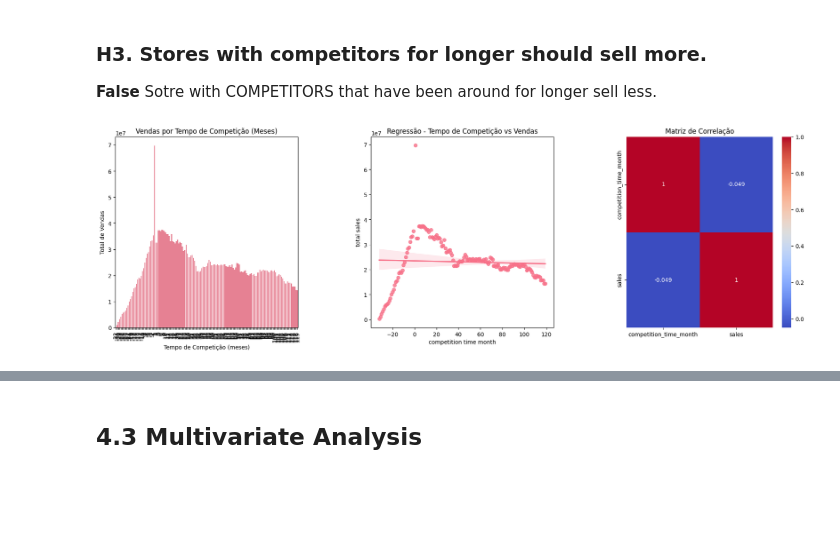
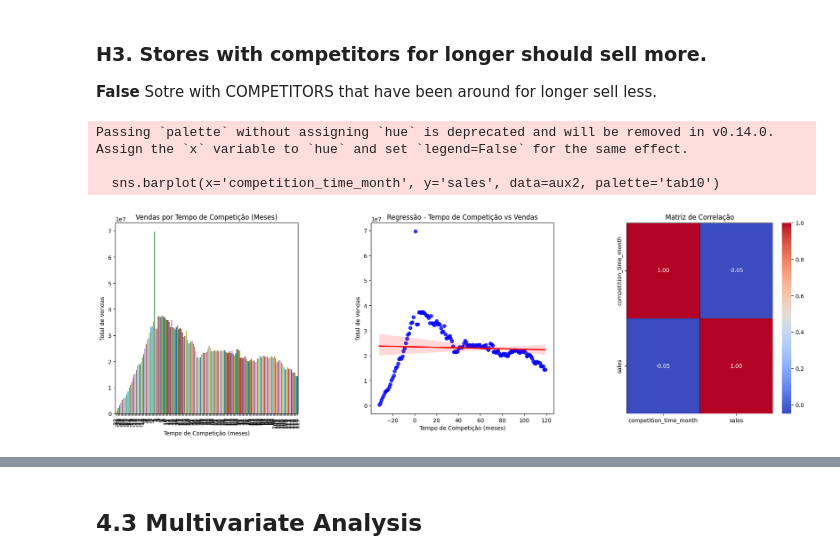
Before and after one commit to jhmartire/ds_production, a Jupyter notebook: m04_v01_store_sales_prediction.ipynb, the cells around one changed output, grey strips where cells are left out. Saved outputs shown, nothing was run; the diff lists cells and outputs as text; code cells hidden in the pictures; blank space fills up the shorter version.

```diff
--- a/m04_v01_store_sales_prediction.ipynb
+++ b/m04_v01_store_sales_prediction.ipynb
@@ -615,40 +617,42 @@ plt.show()
 ### **H3.** Stores with competitors for longer should sell more.
 **False** Sotre with COMPETITORS that have been around for longer sell less.
 # %%
-
 # Subplot 1: Gráfico de Barras
 plt.figure(figsize=(18, 6))  # Definindo o tamanho da figura para acomodar os subplots
 
 # Subplot 1: Gráfico de Barras
 plt.subplot(1, 3, 1)
 aux1 = df4[['competition_time_month', 'sales']].groupby('competition_time_month').sum().reset_index()
 
 # Corrigindo o filtro para competition_time_month
 aux2 = aux1[(aux1['competition_time_month'] < 120) & (aux1['competition_time_month'] != 0)]
 
-# Gráfico de barras com os dados filtrados
-sns.barplot(x='competition_time_month', y='sales', data=aux2)
+# Usando uma paleta de cores distintas para o gráfico de barras
+sns.barplot(x='competition_time_month', y='sales', data=aux2, palette='tab10')
 plt.xticks(rotation=90)  # Rotaciona os rótulos do eixo X para evitar sobreposição
 plt.title('Vendas por Tempo de Competição (Meses)')
 plt.xlabel('Tempo de Competição (meses)')
 plt.ylabel('Total de Vendas')
 
 # Subplot 2: Gráfico de Regressão
 plt.subplot(1, 3, 2)
-sns.regplot(x='competition_time_month', y='sales', data=aux2)
+sns.regplot(x='competition_time_month', y='sales', data=aux2, scatter_kws={'color': 'blue'}, line_kws={'color': 'red'})
 plt.title('Regressão - Tempo de Competição vs Vendas')
-plt.xlabel('competition time month')
-plt.ylabel('total sales')
+plt.xlabel('Tempo de Competição (meses)')
+plt.ylabel('Total de Vendas')
 
-# Subplot 3: Heatmap de Correlação (Apenas com colunas numéricas)
+# Subplot 3: Heatmap de Correlação
 plt.subplot(1, 3, 3)
-# Removendo colunas categóricas se houver, mantendo apenas dados numéricos
-sns.heatmap(aux2.corr(method='pearson'), annot=True, cmap='coolwarm')
+# Se precisar de uma matriz de correlação com mais dados, ajuste aqui
+sns.heatmap(aux2.corr(method='pearson'), annot=True, cmap='coolwarm', fmt='.2f', linewidths=0.5, linecolor='black')
 plt.title('Matriz de Correlação')
 
 # Ajuste de layout para evitar sobreposição
 plt.tight_layout()
 plt.subplots_adjust(wspace=0.4)  # Ajuste da distância entre os gráficos
 plt.show()
 # %% [output]
+Passing `palette` without assigning `hue` is deprecated and will be removed in v0.14.0. Assign the `x` variable to `hue` and set `legend=False` for the same effect.
+
+  sns.barplot(x='competition_time_month', y='sales', data=aux2, palette='tab10')
-[figure, old version]
+[figure, new version]
```
Also changed, not shown: parts of 12 cells of this notebook.
